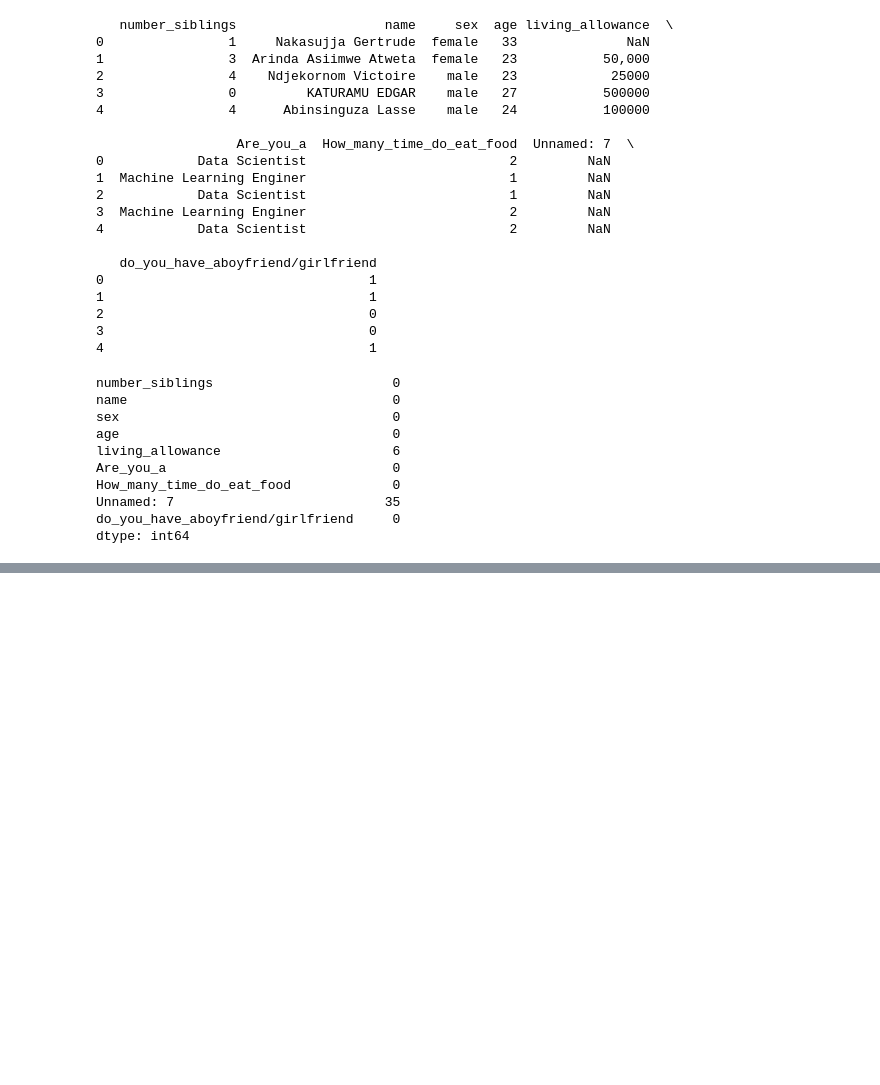
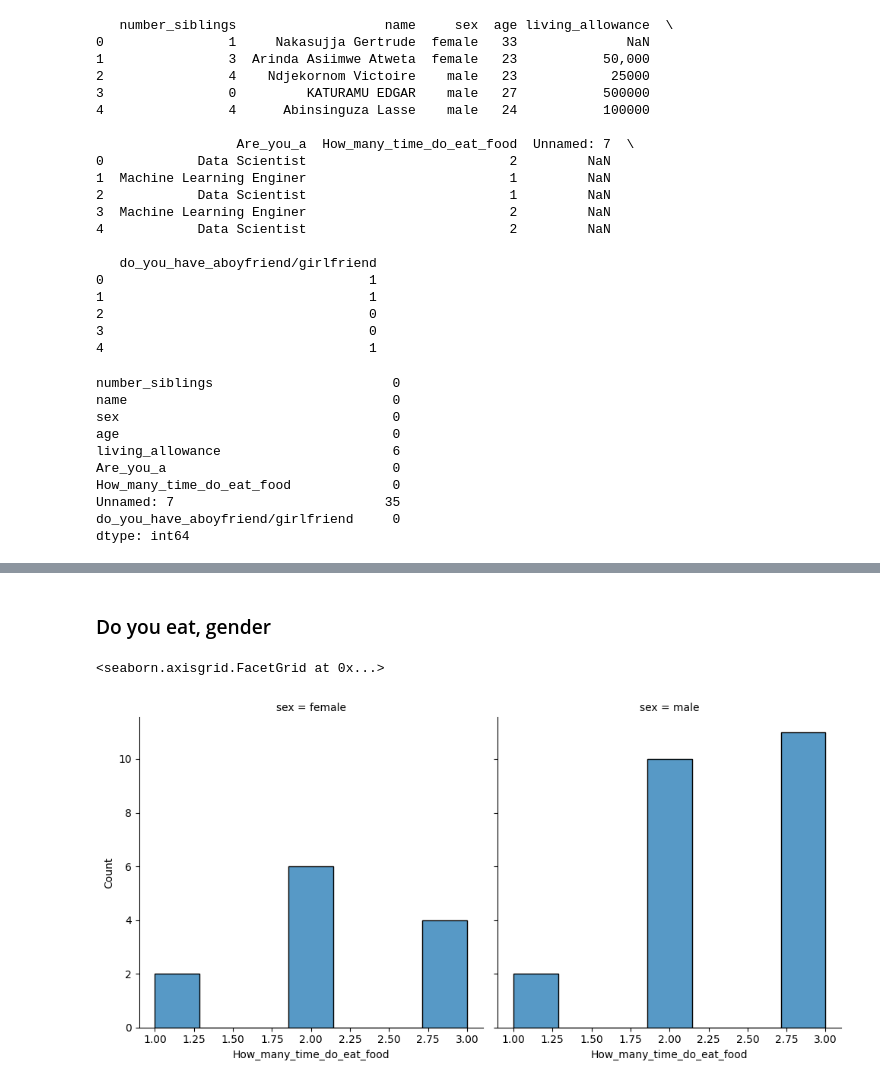
Before and after one commit to jim-junior/BSSE2301-Evercises, a Jupyter notebook: MORNING/beingana_jim_junior_day_8.ipynb, the cells around one changed output, grey strips where cells are left out. Saved outputs shown, nothing was run; the diff lists cells and outputs as text; code cells hidden in the pictures; blank space fills up the shorter version.

```diff
--- a/MORNING/beingana_jim_junior_day_8.ipynb
+++ b/MORNING/beingana_jim_junior_day_8.ipynb
@@ -105,0 +133,11 @@ print(df)
+# %% [markdown]
+### Do you eat, gender
+# %%
+sns.displot(
+    data=df,
+    x="How_many_time_do_eat_food",
+    col="sex"
+)
+# %% [output]
+<seaborn.axisgrid.FacetGrid at 0x...>
+[figure, added]
```
Also changed, not shown: parts of 11 cells of this notebook, 1 other file.
